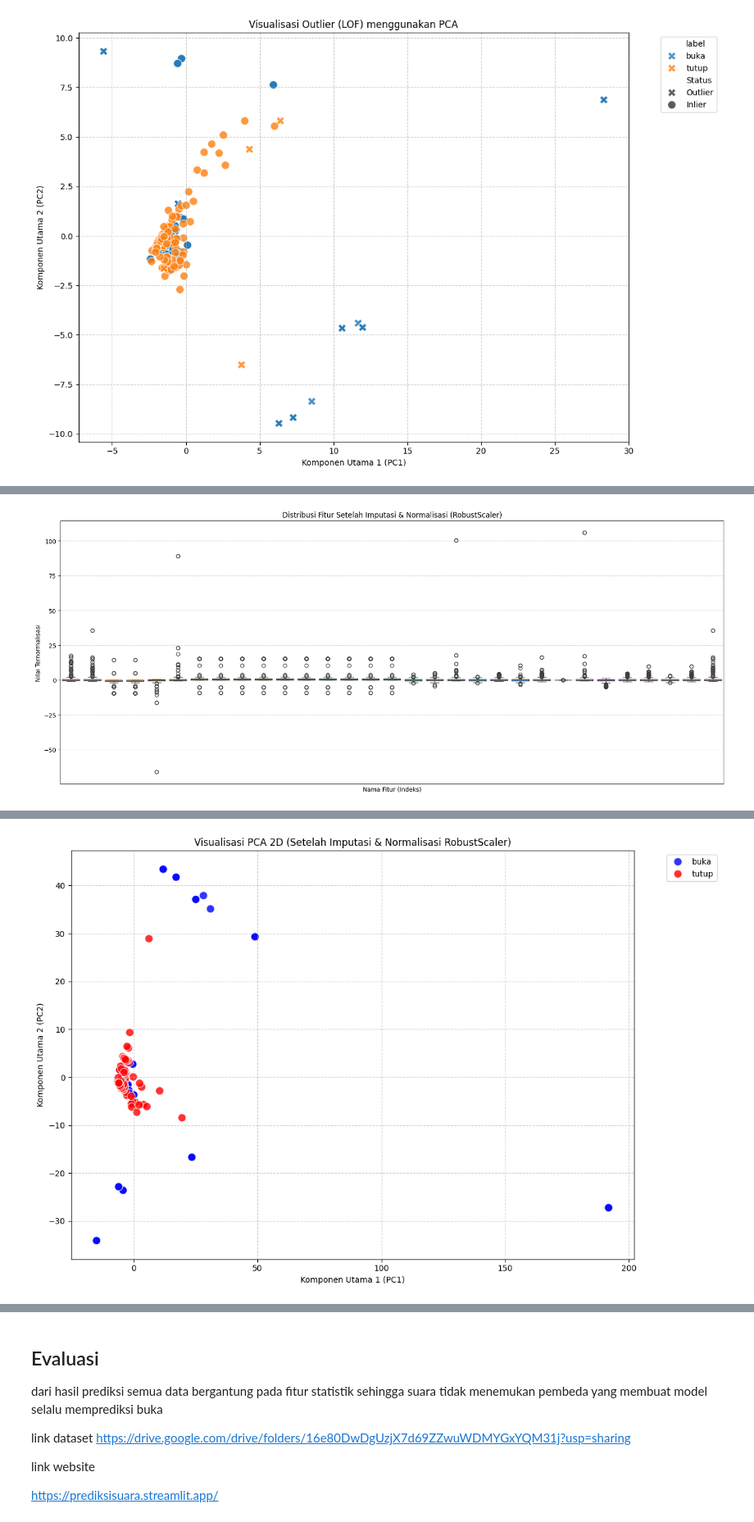
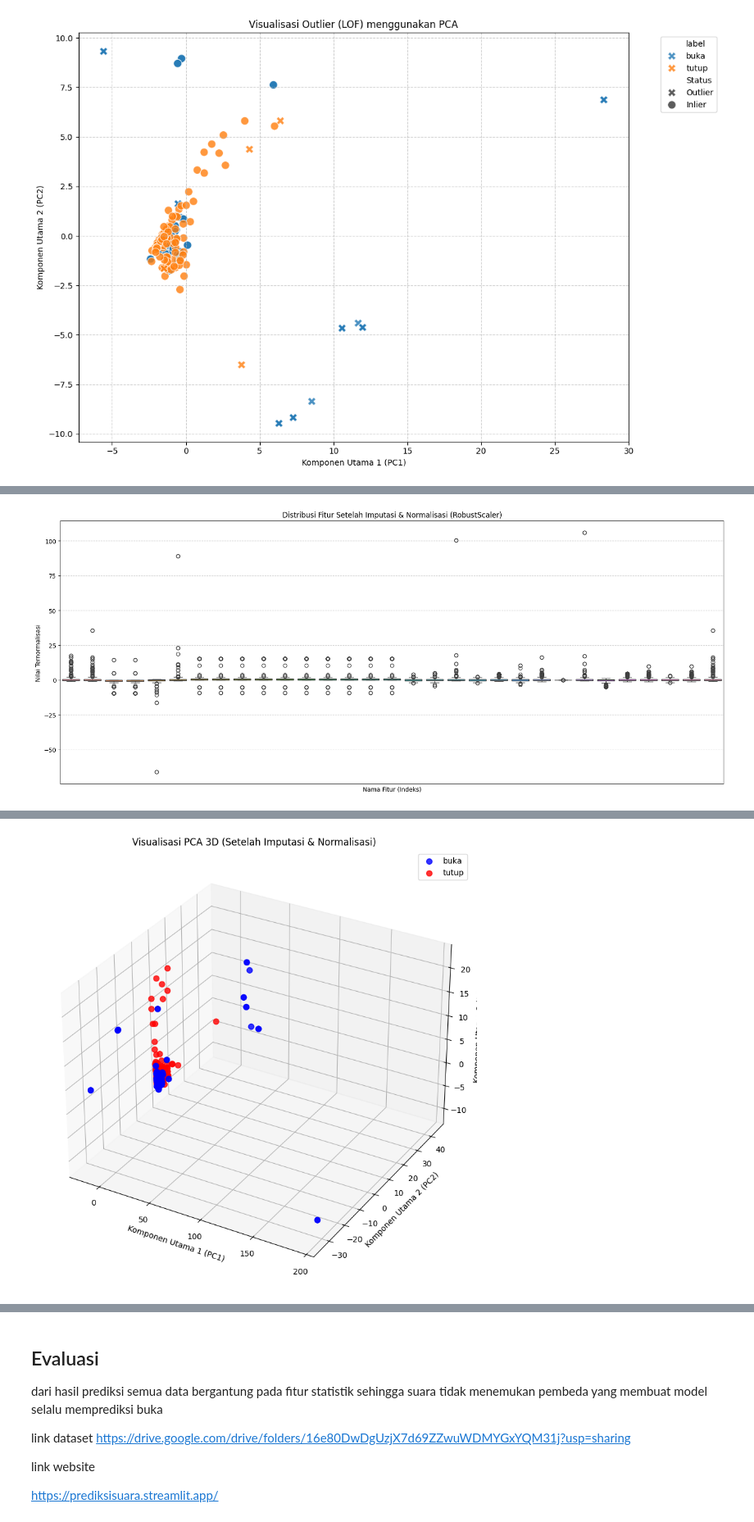
Before and after one commit to dhyos/PSD, a Jupyter notebook: _sources/EkstrakAudioToFitur.ipynb, the cells around one changed output, grey strips where cells are left out. Shown: that part at 82% size. Drawn from its saved outputs; the diff is of its cells as text; code cells hidden in the pictures.

```diff
--- a/_sources/EkstrakAudioToFitur.ipynb
+++ b/_sources/EkstrakAudioToFitur.ipynb
@@ -462,6 +695,7 @@ from sklearn.preprocessing import RobustScaler
 from sklearn.impute import SimpleImputer
 from sklearn.decomposition import PCA
 from IPython.display import display
+from mpl_toolkits.mplot3d import Axes3D # <-- Import untuk 3D
 
 # Pastikan variabel df_combined ada dari sel sebelumnya
 if 'df_combined' in locals() and not df_combined.empty:
@@ -476,26 +710,15 @@ if 'df_combined' in locals() and not df_combined.empty:
     df_processed = df_combined.copy()
 
     # --- Gunakan SimpleImputer untuk mengisi nilai NaN ---
-    # Kita gunakan strategi 'mean' (nilai rata-rata)
     imputer = SimpleImputer(strategy='mean')
-
-    # Terapkan imputer HANYA pada kolom numerik
     df_processed[numeric_cols] = imputer.fit_transform(df_processed[numeric_cols])
-
     print("✅ Nilai kosong (NaN) telah diisi menggunakan nilai rata-rata (mean).\n")
 
     # -----------------------------------------------------------------
 
     print("--- 2. Normalisasi Data (Menggunakan RobustScaler) ---")
-
-    # Gunakan RobustScaler. Scaler ini tahan (robust) terhadap outlier.
-    # Scaler ini akan mengurangi median dan menskalakan data berdasarkan
-    # rentang interkuartil (IQR), sehingga outlier tidak memengaruhi skala.
     scaler = RobustScaler()
-
-    # Terapkan scaler HANYA pada kolom numerik
     df_processed[numeric_cols] = scaler.fit_transform(df_processed[numeric_cols])
-
     print("✅ Data telah dinormalisasi menggunakan RobustScaler.")
     print("   (Skala data kini terpusat di median dan tahan terhadap outlier)\n")
 
@@ -503,55 +726,63 @@ if 'df_combined' in locals() and not df_combined.empty:
 
     print("--- 3. Visualisasi Data Setelah Normalisasi ---")
 
-    # --- Visualisasi A: Box Plot (Bukti Normalisasi) ---
-    print("Membuat Box Plot untuk 40+ Fitur...")
-    print("(Ini menunjukkan bahwa semua fitur sekarang berada pada skala yang sebanding)")
-
+    # --- Visualisasi A: Box Plot (Tetap 2D) ---
+    print("Membuat Box Plot untuk Fitur...")
     plt.figure(figsize=(20, 8))
-    # Plot boxplot dari SEMUA fitur numerik
     sns.boxplot(data=df_processed[numeric_cols])
     plt.title('Distribusi Fitur Setelah Imputasi & Normalisasi (RobustScaler)')
     plt.xlabel('Nama Fitur (Indeks)')
     plt.ylabel('Nilai Ternormalisasi')
-    # Sembunyikan label x karena terlalu banyak (40+)
     plt.xticks([])
     plt.grid(True, linestyle='--', alpha=0.6)
     plt.show()
 
-    # --- Visualisasi B: PCA Plot (Hasil Klasterisasi) ---
-    print("\nMembuat visualisasi PCA 2D dari data yang sudah bersih...")
+    # --- PERUBAHAN: Visualisasi B: PCA Plot 3D ---
+    print("\nMembuat visualisasi PCA 3D dari data yang sudah bersih...")
 
-    # Jalankan PCA pada data yang sudah bersih dan ternormalisasi
-    pca = PCA(n_components=2)
-
-    # Ambil data numerik yang sudah diproses
+    # PERUBAHAN: Ubah n_components menjadi 3
+    pca = PCA(n_components=3)
     X_normalized = df_processed[numeric_cols]
-
-    # Terapkan PCA
     X_pca_normalized = pca.fit_transform(X_normalized)
 
-    # Buat DataFrame untuk plot
-    df_plot_normalized = pd.DataFrame(data=X_pca_normalized, columns=['PC1', 'PC2'], index=df_processed.index)
-    # Tambahkan kembali label untuk pewarnaan
+    # PERUBAHAN: Buat DataFrame dengan 3 kolom (PC1, PC2, PC3)
+    df_plot_normalized = pd.DataFrame(
+        data=X_pca_normalized,
+        columns=['PC1', 'PC2', 'PC3'], # <-- Tiga komponen
+        index=df_processed.index
+    )
     df_plot_normalized['label'] = df_processed['label']
 
-    # Buat Scatter Plot
-    plt.figure(figsize=(12, 8))
-    sns.scatterplot(
-        data=df_plot_normalized,
-        x='PC1',
-        y='PC2',
-        hue='label',  # Warna berdasarkan label (buka/tutup)
-        s=100,
-        alpha=0.8,
-        palette={'buka': 'blue', 'tutup': 'red'} # Tentukan warna
-    )
-    plt.title('Visualisasi PCA 2D (Setelah Imputasi & Normalisasi RobustScaler)')
-    plt.xlabel('Komponen Utama 1 (PC1)')
-    plt.ylabel('Komponen Utama 2 (PC2)')
-    plt.legend(bbox_to_anchor=(1.05, 1), loc='upper left')
+    # --- Logika Plotting 3D dengan Matplotlib ---
+
+    # Buat pemetaan warna dinamis berdasarkan label
+    unique_labels = df_plot_normalized['label'].unique()
+    colors = ['blue', 'red', 'green', 'purple', 'orange'] # Cadangan warna
+    color_map = {label: colors[i] for i, label in enumerate(unique_labels)}
+
+    # Buat figur 3D
+    fig = plt.figure(figsize=(12, 10))
+    ax = fig.add_subplot(111, projection='3d') # <-- Inisialisasi plot 3D
+
+    # Plot setiap label secara terpisah agar bisa diberi warna
+    for label, color in color_map.items():
+        subset = df_plot_normalized[df_plot_normalized['label'] == label]
+        ax.scatter(
+            subset['PC1'],
+            subset['PC2'],
+            subset['PC3'],
+            c=color,
+            label=label,
+            s=50, # Ukuran titik
+            alpha=0.8
+        )
+
+    ax.set_title('Visualisasi PCA 3D (Setelah Imputasi & Normalisasi)')
+    ax.set_xlabel('Komponen Utama 1 (PC1)')
+    ax.set_ylabel('Komponen Utama 2 (PC2)')
+    ax.set_zlabel('Komponen Utama 3 (PC3)') # <-- Label Z
+    ax.legend()
     plt.grid(True, linestyle='--', alpha=0.6)
-    plt.tight_layout()
     plt.show()
 
 else:
@@ -572,4 +802,4 @@ Membuat visualisasi PCA 2D dari data yang sudah bersih...
-[figure, old version]
+[figure, new version]
 # %%
 # PERINTAH INSTALASI: Jalankan ini di sel pertama
 # !pip install pandas numpy matplotlib seaborn joblib scikit-learn tsfel librosa imbalanced-learn
```
Also changed, not shown: parts of 8 cells of this notebook, 42 other files.
